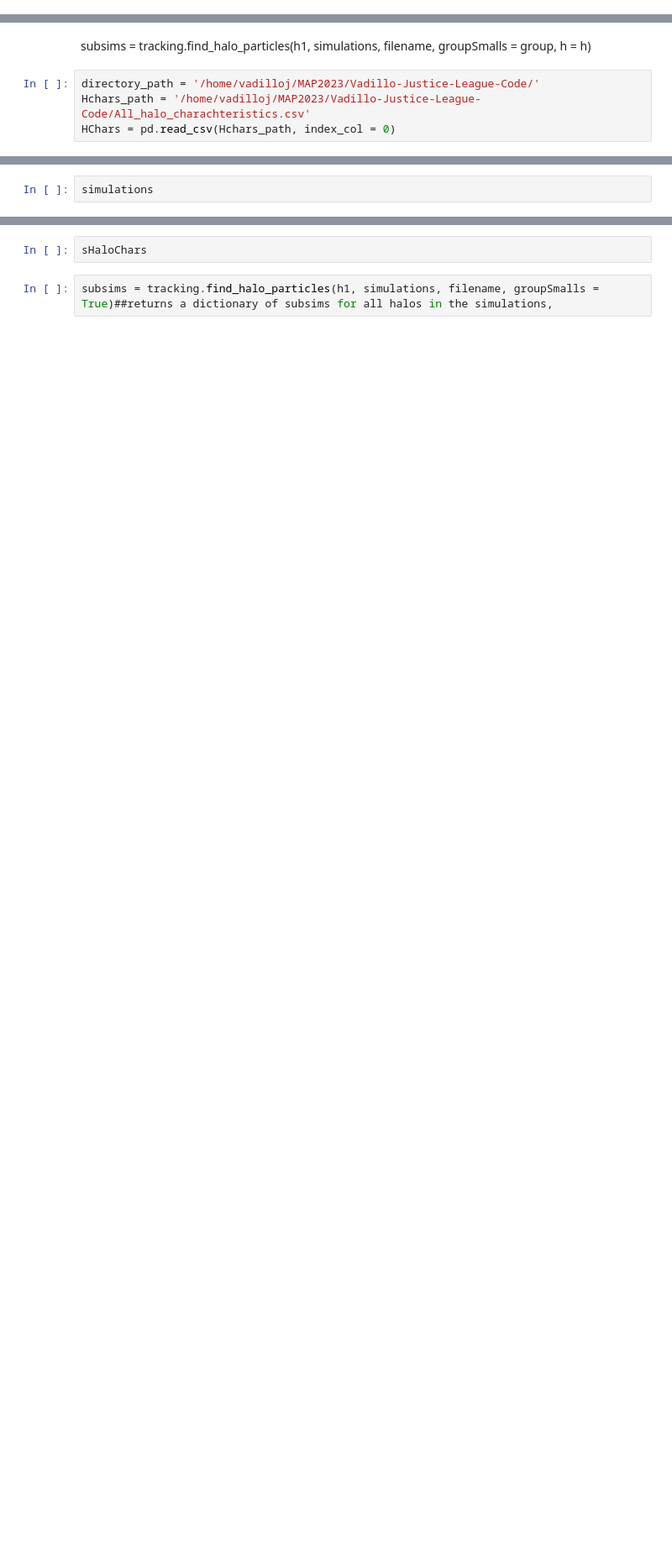
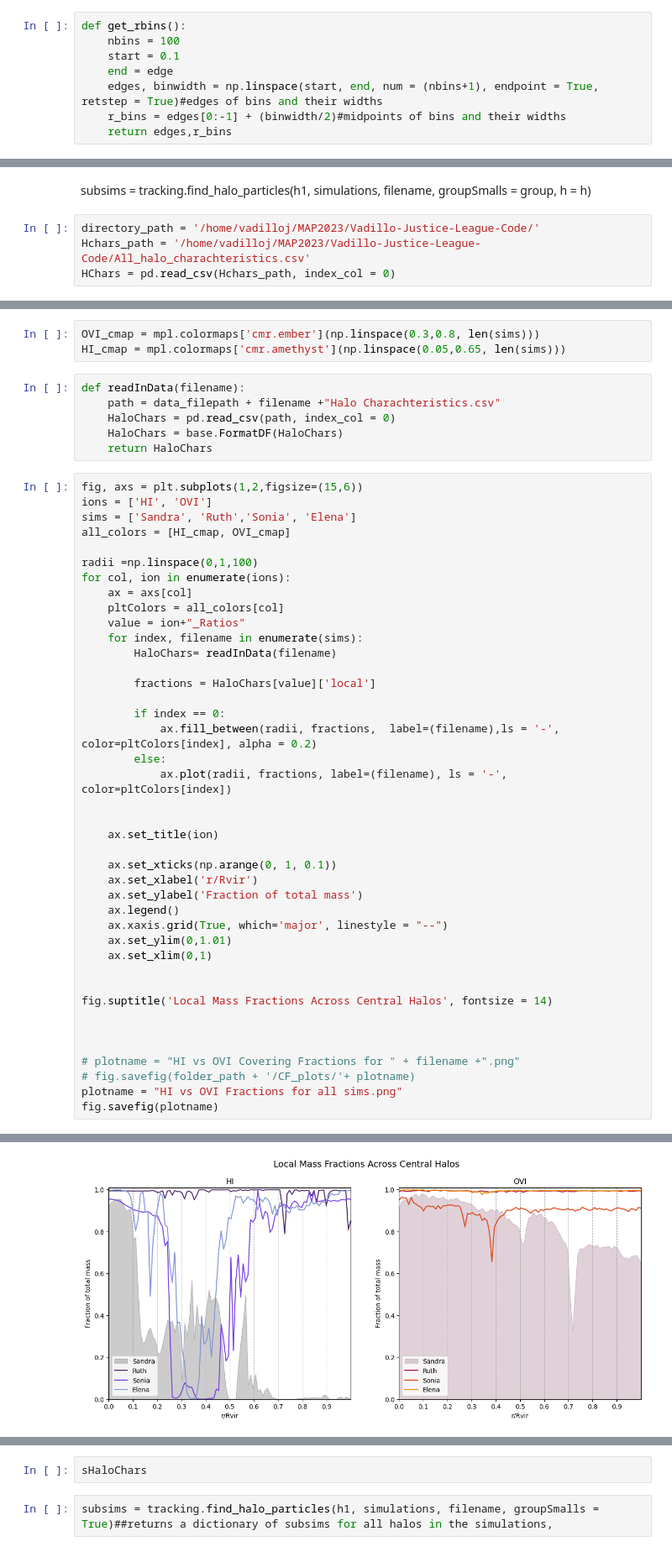
Before and after one commit to J-vadillo/Vadillo-Justice-League-Code, a Jupyter notebook: MassFracs-Divided-By-Source-c/Mass Fractions Divided By Source.ipynb, the cells around one changed output, grey strips where cells are left out. Shown at 84% size. Saved outputs shown, nothing was run; the diff lists cells and outputs as text; blank space fills up the shorter version.

```diff
--- a/MassFracs-Divided-By-Source-c/Mass Fractions Divided By Source.ipynb
+++ b/MassFracs-Divided-By-Source-c/Mass Fractions Divided By Source.ipynb
@@ -21,4 +20,12 @@ importlib.reload(base)
 importlib.reload(tracking)
 # %% [output]
 <module 'Runnable_Modules.TrackingUtils' from '/home/vadilloj/MAP2023/Vadillo-Justice-League-Code/Runnable_Modules/TrackingUtils.py'>
+# %%
+def get_rbins():
+    nbins = 100
+    start = 0.1
+    end = edge
+    edges, binwidth = np.linspace(start, end, num = (nbins+1), endpoint = True, retstep = True)#edges of bins and their widths
+    r_bins = edges[0:-1] + (binwidth/2)#midpoints of bins and their widths
+    return edges,r_bins
 # %%
@@ -276,3 +243,51 @@ for filename in filenames:
+# %%
+OVI_cmap = mpl.colormaps['cmr.ember'](np.linspace(0.3,0.8, len(sims)))
+HI_cmap = mpl.colormaps['cmr.amethyst'](np.linspace(0.05,0.65, len(sims)))
+# %%
+def readInData(filename):
+    path = data_filepath + filename +"Halo Charachteristics.csv"
+    HaloChars = pd.read_csv(path, index_col = 0)
+    HaloChars = base.FormatDF(HaloChars)
+    return HaloChars
 # %%
-simulations
+fig, axs = plt.subplots(1,2,figsize=(15,6))
+ions = ['HI', 'OVI']
+sims = ['Sandra', 'Ruth','Sonia', 'Elena']
+all_colors = [HI_cmap, OVI_cmap]
+
+radii =np.linspace(0,1,100)
+for col, ion in enumerate(ions):
+    ax = axs[col]
+    pltColors = all_colors[col]
+    value = ion+"_Ratios"
+    for index, filename in enumerate(sims):
+        HaloChars= readInData(filename)
+
+        fractions = HaloChars[value]['local']
+
+        if index == 0:
+            ax.fill_between(radii, fractions,  label=(filename),ls = '-', color=pltColors[index], alpha = 0.2)
+        else:
+            ax.plot(radii, fractions, label=(filename), ls = '-', color=pltColors[index])
+
+
+    ax.set_title(ion)
+
+    ax.set_xticks(np.arange(0, 1, 0.1))
+    ax.set_xlabel('r/Rvir')
+    ax.set_ylabel('Fraction of total mass')
+    ax.legend()
+    ax.xaxis.grid(True, which='major', linestyle = "--")
+    ax.set_ylim(0,1.01)
+    ax.set_xlim(0,1)
+
+
+fig.suptitle('Local Mass Fractions Across Central Halos', fontsize = 14)
+
+
+
+# plotname = "HI vs OVI Covering Fractions for " + filename +".png"
+# fig.savefig(folder_path + '/CF_plots/'+ plotname)
+plotname = "HI vs OVI Fractions for all sims.png"
+fig.savefig(plotname)
 # %% [output]
@@ -283,0 +294 @@ simulations
+[figure, added]
```
Also changed, not shown: parts of 14 cells of this notebook, 12 other files.
